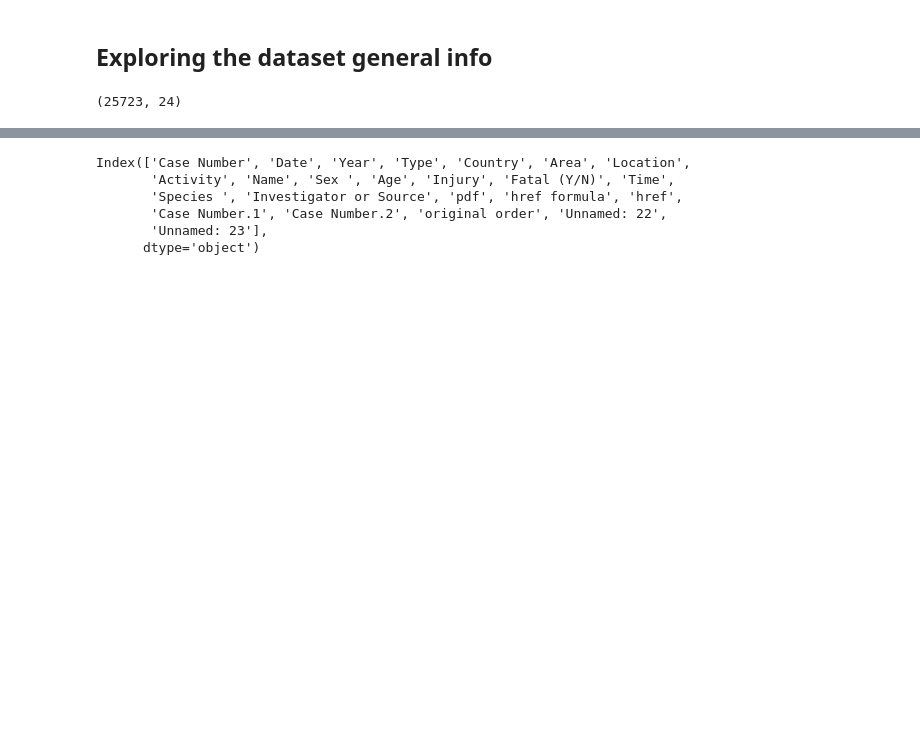
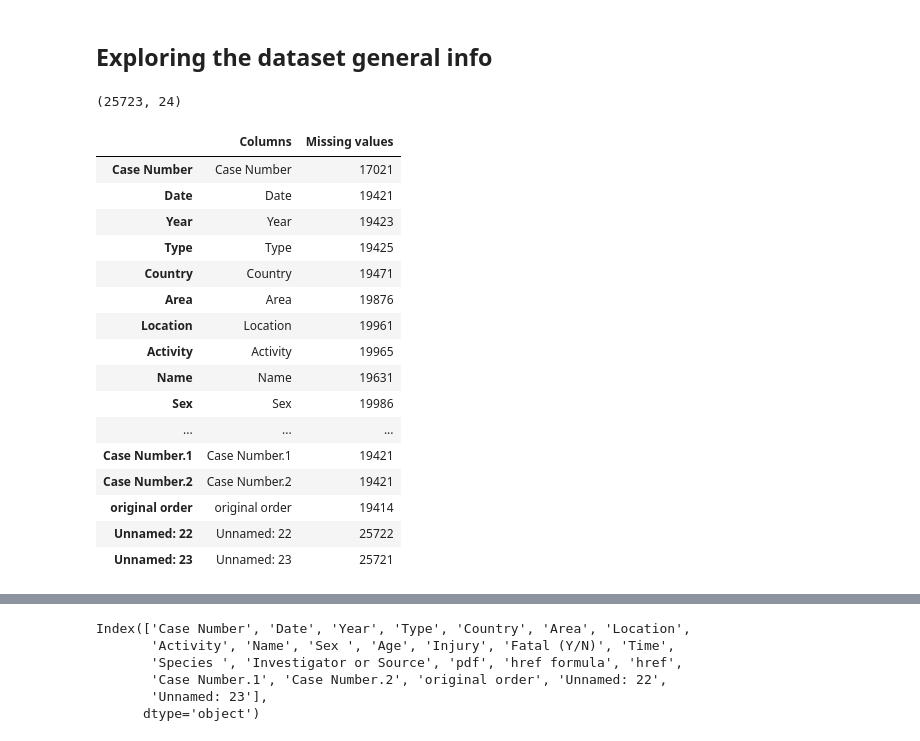
Before and after one commit to ju-br/Cleaning-data-and-evidence-based-insights-Shark-Attack-Project, a Jupyter notebook: Project 1 - Shark attack.ipynb, the cells around one changed output, grey strips where cells are left out. Cells and saved outputs as stored; diff of their text form; code cells hidden in the pictures; blank space fills up the shorter version.

```diff
--- a/Project 1 - Shark attack.ipynb
+++ b/Project 1 - Shark attack.ipynb
@@ -28,8 +28,31 @@ attacks
 25723 rows × 24 columns
 # %% [markdown]
 ## Exploring the dataset general info
-# %%
-# your code here
-attacks.shape
-# %% [output]
-(25723, 24)
+# %%
+attacks.shape
+# %% [output]
+(25723, 24)
+# %%
+#checking missing values per column
+Nan_attacks= attacks.isna().sum()
+missing_value_attack = pd.DataFrame({'Columns': attacks.columns,
+                                 'Missing values': Nan_attacks})
+missing_value_attack
+# %% [output]
+|  | Columns | Missing values |
+| Case Number | Case Number | 17021 |
+| Date | Date | 19421 |
+| Year | Year | 19423 |
+| Type | Type | 19425 |
+| Country | Country | 19471 |
+| Area | Area | 19876 |
+| Location | Location | 19961 |
+| Activity | Activity | 19965 |
+| Name | Name | 19631 |
+| Sex | Sex | 19986 |
+| ... | ... | ... |
+| Case Number.1 | Case Number.1 | 19421 |
+| Case Number.2 | Case Number.2 | 19421 |
+| original order | original order | 19414 |
+| Unnamed: 22 | Unnamed: 22 | 25722 |
+| Unnamed: 23 | Unnamed: 23 | 25721 |
```
Also changed, not shown: parts of 12 cells of this notebook.
